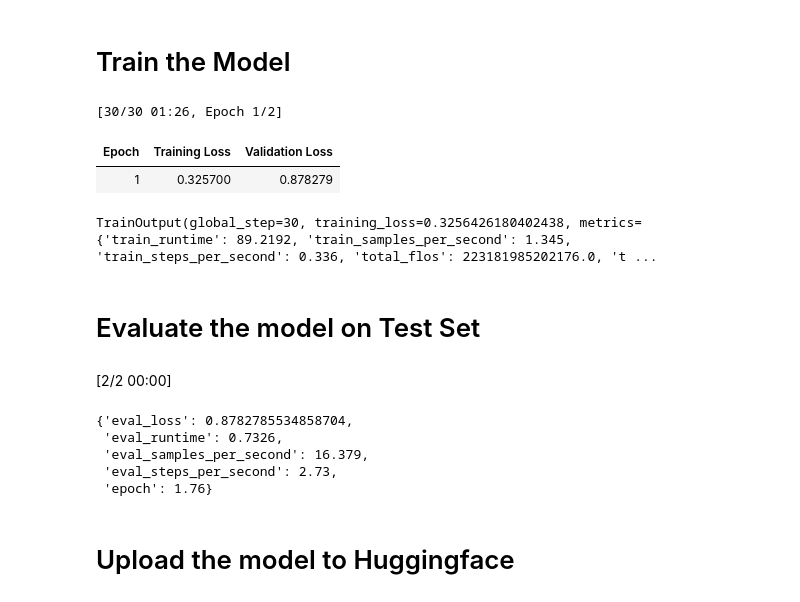
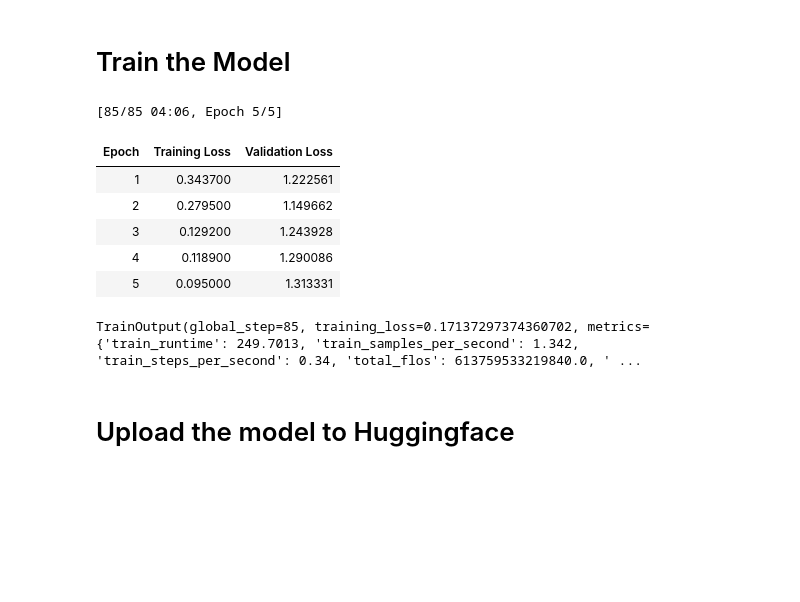
Before and after one commit to balnarendrasapa/faq-llm, a Jupyter notebook: Finetuning_Bloom_7b1_for_FAQ.ipynb, the cells around one changed output. Drawn from its saved outputs; the diff is of its cells as text; code cells hidden in the pictures; blank space fills up the shorter version.

Commit message:
Update Training Args

```diff
--- a/Finetuning_Bloom_7b1_for_FAQ.ipynb
+++ b/Finetuning_Bloom_7b1_for_FAQ.ipynb
@@ -83,18 +88,13 @@ model.lm_head = CastOutputToFloat(model.lm_head)
 ## Setting up the LoRa Adapters
 # %%
 def print_trainable_parameters(model):
-    """
-    Prints the number of trainable parameters in the model.
-    """
     trainable_params = 0
     all_param = 0
     for _, param in model.named_parameters():
         all_param += param.numel()
         if param.requires_grad:
             trainable_params += param.numel()
-    print(
-        f"trainable params: {trainable_params} || all params: {all_param} || trainable%: {100 * trainable_params / all_param}"
-    )
+    print(f"trainable params: {trainable_params} || all params: {all_param} || trainable%: {100 * trainable_params / all_param}")
 # %%
 from peft import LoraConfig, get_peft_model
 
@@ -197,41 +198,33 @@ print(dataset["train"][0])
 # %%
 import transformers
 
 trainer = transformers.Trainer(
     model=model,
     train_dataset=dataset["train"],
     eval_dataset=dataset["test"],
     args=transformers.TrainingArguments(
         evaluation_strategy = "epoch",
         per_device_train_batch_size=2,
         gradient_accumulation_steps=2,
-        warmup_steps=25,
-        max_steps=30,
+        num_train_epochs=5,
         learning_rate=2e-4,
         fp16=True,
         logging_steps=1,
         output_dir='outputs'
     ),
     data_collator=transformers.DataCollatorForLanguageModeling(tokenizer, mlm=False)
 )
-model.config.use_cache = False  # silence the warnings. Please re-enable for inference!
+model.config.use_cache = False
 trainer.train()
 # %% [output]
-[30/30 01:26, Epoch 1/2]
+[85/85 04:06, Epoch 5/5]
 | Epoch | Training Loss | Validation Loss |
-| 1 | 0.325700 | 0.878279 |
+| 1 | 0.343700 | 1.222561 |
+| 2 | 0.279500 | 1.149662 |
+| 3 | 0.129200 | 1.243928 |
+| 4 | 0.118900 | 1.290086 |
+| 5 | 0.095000 | 1.313331 |
-TrainOutput(global_step=30, training_loss=0.3256426180402438, metrics={'train_runtime': 89.2192, 'train_samples_per_second': 1.345, 'train_steps_per_second': 0.336, 'total_flos': 223181985202176.0, 't ...
+TrainOutput(global_step=85, training_loss=0.17137297374360702, metrics={'train_runtime': 249.7013, 'train_samples_per_second': 1.342, 'train_steps_per_second': 0.34, 'total_flos': 613759533219840.0, ' ...
-# %% [markdown]
-# Evaluate the model on Test Set
-# %%
-trainer.evaluate()
-# %% [output]
-[2/2 00:00]
-{'eval_loss': 0.8782785534858704,
- 'eval_runtime': 0.7326,
- 'eval_samples_per_second': 16.379,
- 'eval_steps_per_second': 2.73,
- 'epoch': 1.76}
 # %% [markdown]
 # Upload the model to Huggingface
 # %%
```
Also changed, not shown: parts of 7 cells of this notebook.
